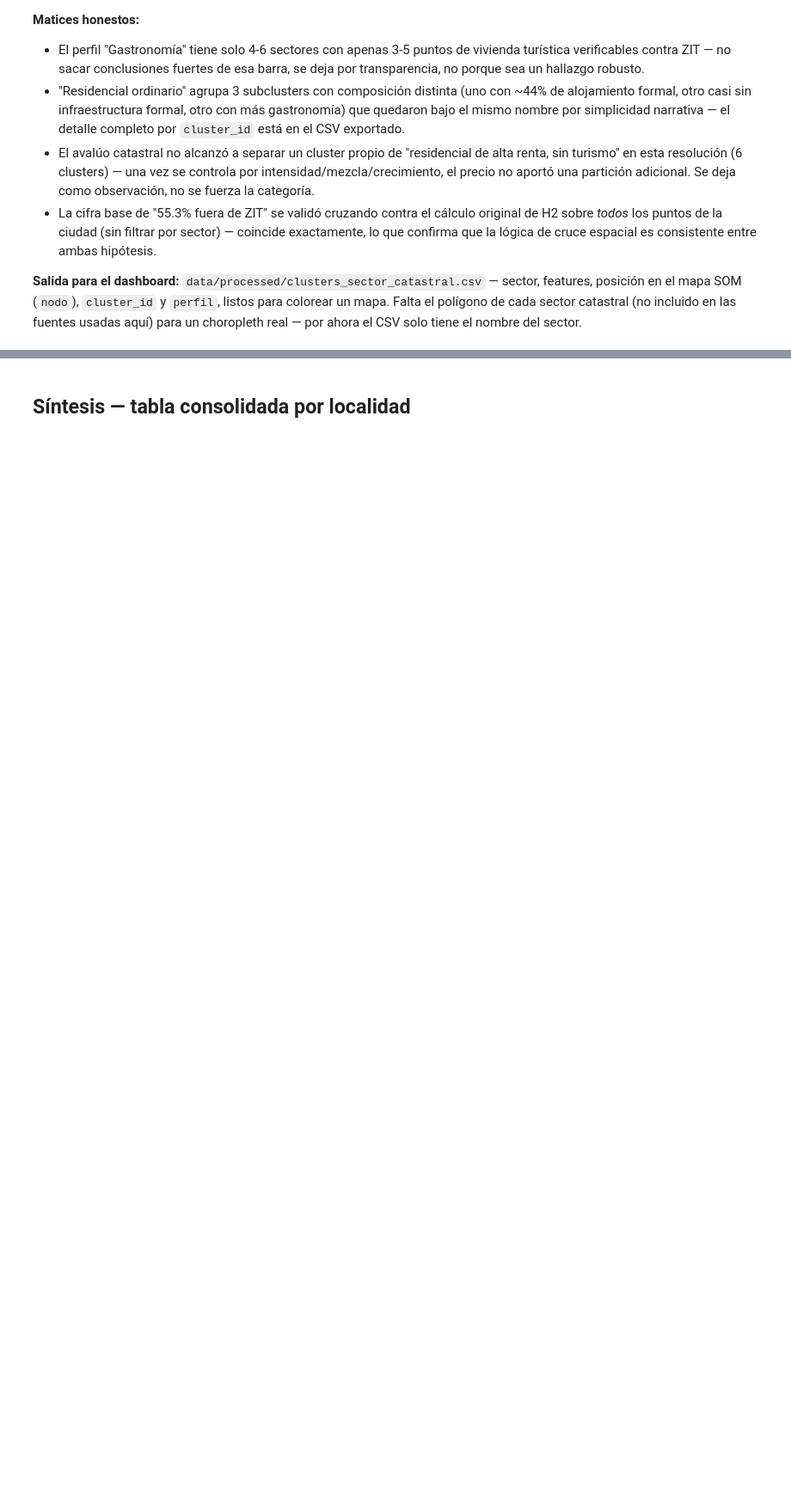
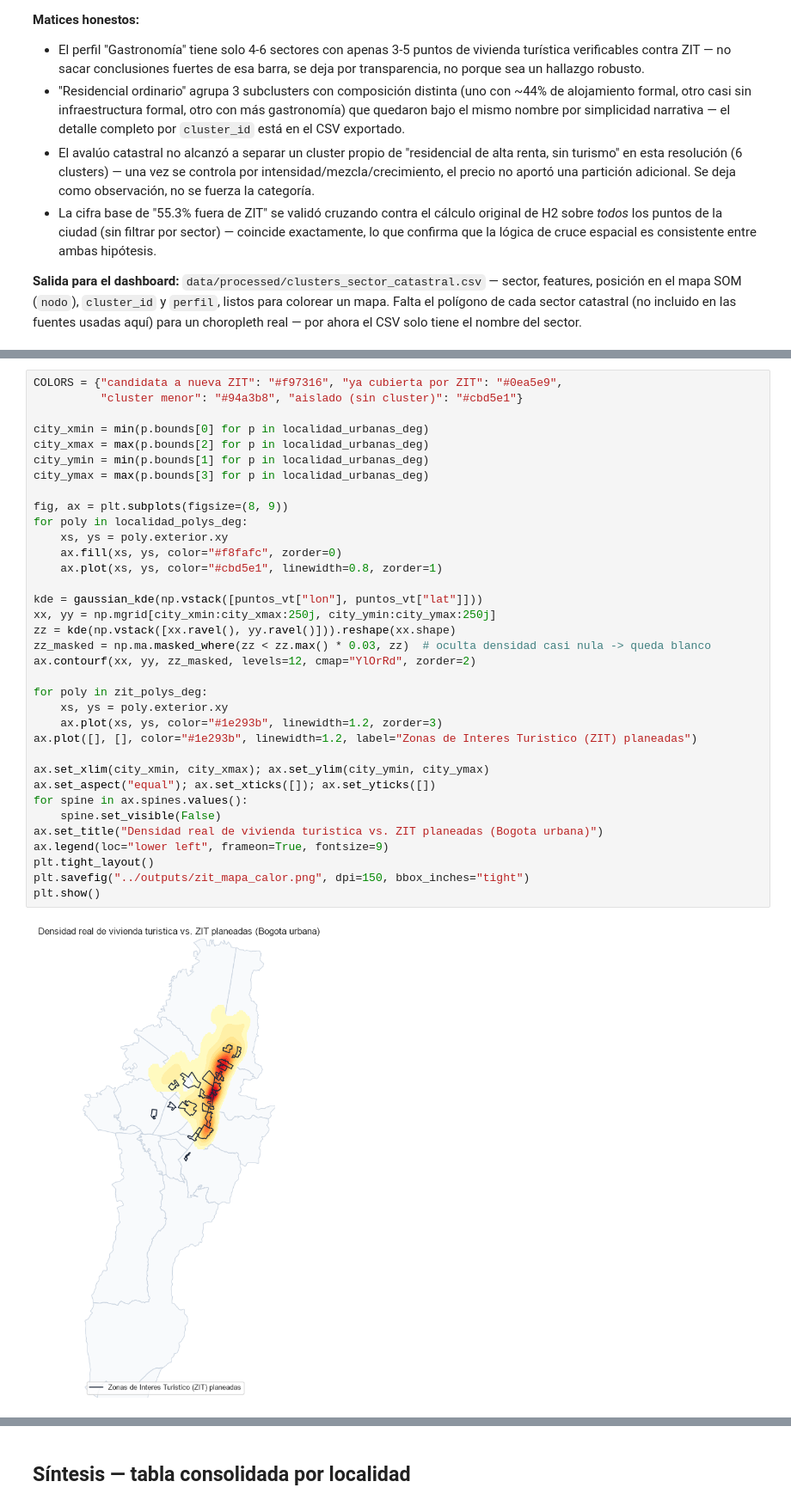
Before and after one commit to JCaceres-R/DataJam-Turismo-Vivienda, a Jupyter notebook: notebooks/01_turismo_vivienda_analisis.ipynb, the cells around one changed output, grey strips where cells are left out. Shown at 86% size. Saved outputs shown, nothing was run; the diff lists cells and outputs as text; blank space fills up the shorter version.

Commit message:
mapa zit vs zona turistica real

```diff
--- a/notebooks/01_turismo_vivienda_analisis.ipynb
+++ b/notebooks/01_turismo_vivienda_analisis.ipynb
@@ -679,0 +776,37 @@ El hallazgo central es la brecha, no los clusters por sí solos: los focos ya co
+# %%
+COLORS = {"candidata a nueva ZIT": "#f97316", "ya cubierta por ZIT": "#0ea5e9",
+          "cluster menor": "#94a3b8", "aislado (sin cluster)": "#cbd5e1"}
+
+city_xmin = min(p.bounds[0] for p in localidad_urbanas_deg)
+city_xmax = max(p.bounds[2] for p in localidad_urbanas_deg)
+city_ymin = min(p.bounds[1] for p in localidad_urbanas_deg)
+city_ymax = max(p.bounds[3] for p in localidad_urbanas_deg)
+
+fig, ax = plt.subplots(figsize=(8, 9))
+for poly in localidad_polys_deg:
+    xs, ys = poly.exterior.xy
+    ax.fill(xs, ys, color="#f8fafc", zorder=0)
+    ax.plot(xs, ys, color="#cbd5e1", linewidth=0.8, zorder=1)
+
+kde = gaussian_kde(np.vstack([puntos_vt["lon"], puntos_vt["lat"]]))
+xx, yy = np.mgrid[city_xmin:city_xmax:250j, city_ymin:city_ymax:250j]
+zz = kde(np.vstack([xx.ravel(), yy.ravel()])).reshape(xx.shape)
+zz_masked = np.ma.masked_where(zz < zz.max() * 0.03, zz)  # oculta densidad casi nula -> queda blanco
+ax.contourf(xx, yy, zz_masked, levels=12, cmap="YlOrRd", zorder=2)
+
+for poly in zit_polys_deg:
+    xs, ys = poly.exterior.xy
+    ax.plot(xs, ys, color="#1e293b", linewidth=1.2, zorder=3)
+ax.plot([], [], color="#1e293b", linewidth=1.2, label="Zonas de Interes Turistico (ZIT) planeadas")
+
+ax.set_xlim(city_xmin, city_xmax); ax.set_ylim(city_ymin, city_ymax)
+ax.set_aspect("equal"); ax.set_xticks([]); ax.set_yticks([])
+for spine in ax.spines.values():
+    spine.set_visible(False)
+ax.set_title("Densidad real de vivienda turistica vs. ZIT planeadas (Bogota urbana)")
+ax.legend(loc="lower left", frameon=True, fontsize=9)
+plt.tight_layout()
+plt.savefig("../outputs/zit_mapa_calor.png", dpi=150, bbox_inches="tight")
+plt.show()
+# %% [output]
+[figure, added]
```
Also changed, not shown: parts of 6 cells of this notebook, 3 other files.
